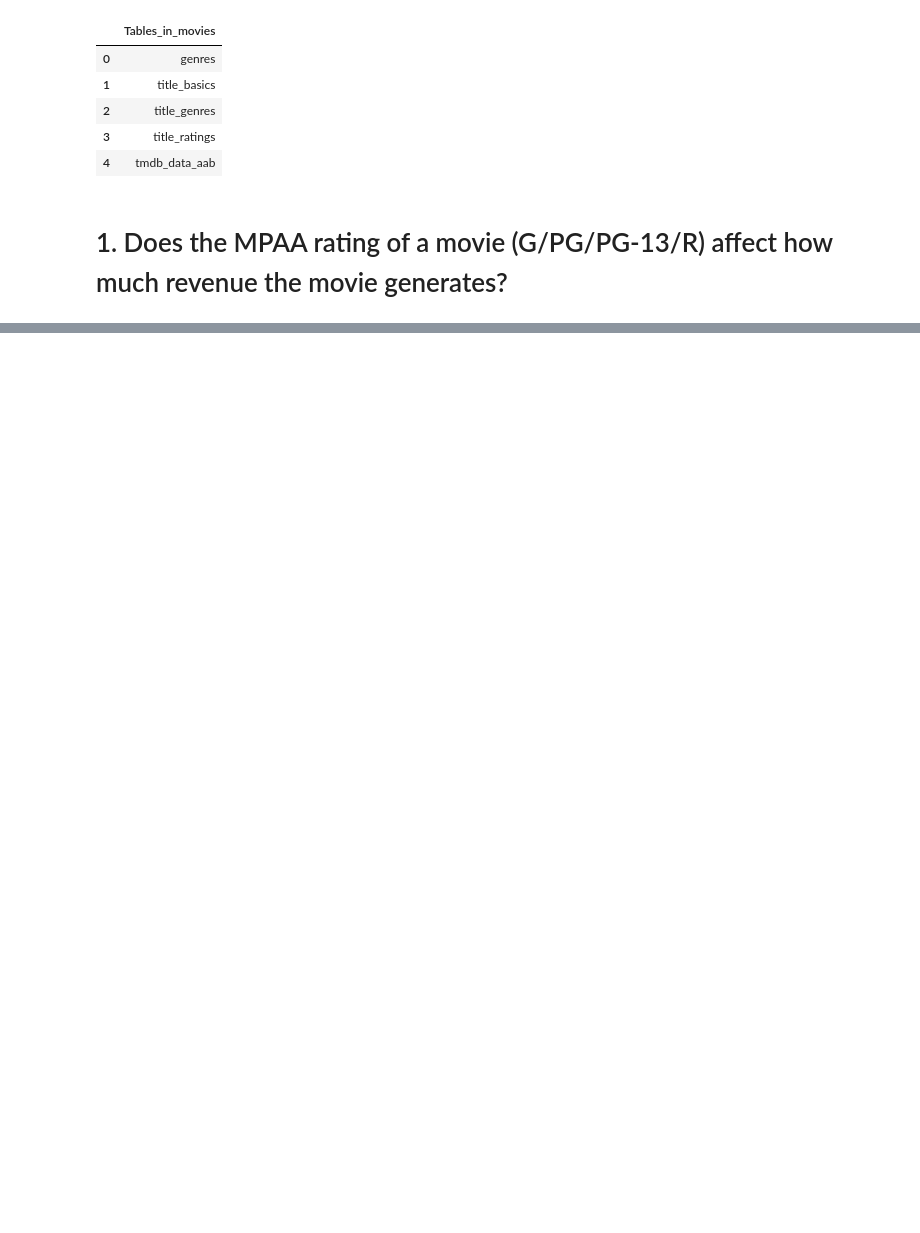
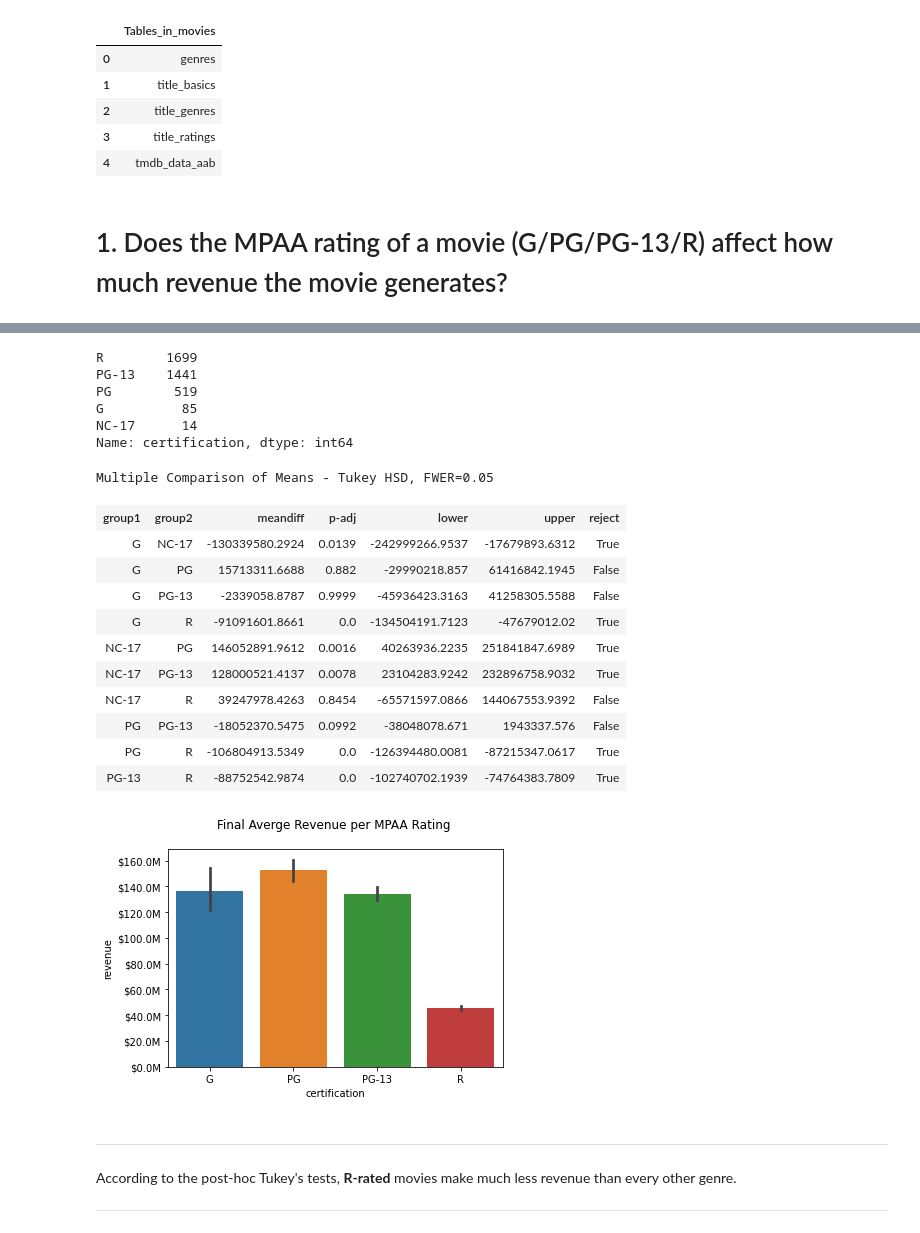
Before and after one commit to cole-beach/What-Makes-A-Movie-Successful, a Jupyter notebook: What Makes a Movie Successful - Part 04 - Hypothesis Testing.ipynb, the cells around one changed output, grey strips where cells are left out. Cells and saved outputs as stored; diff of their text form; code cells hidden in the pictures; blank space fills up the shorter version.

```diff
--- a/What Makes a Movie Successful - Part 04 - Hypothesis Testing.ipynb
+++ b/What Makes a Movie Successful - Part 04 - Hypothesis Testing.ipynb
@@ -88,0 +314,10 @@ q = """SELECT * FROM """
+# %%
+## make a list for saving the dataframes to
+tukeys_dfs = []
+for cert, temp in groups.items():
+    temp_df = pd.DataFrame({'revenue':temp, 'certification':cert})
+    tukeys_dfs.append(temp_df)
+
+## concatenate them into 1 dataframe
+tukeys_data = pd.concat(tukeys_dfs)
+tukeys_data
@@ -88,0 +338,41 @@ q = """SELECT * FROM """
+# %%
+tukeys_data['certification'].value_counts()
+# %% [output]
+R        1699
+PG-13    1441
+PG        519
+G          85
+NC-17      14
+Name: certification, dtype: int64
+# %%
+## Post Hoc
+from statsmodels.stats.multicomp import pairwise_tukeyhsd
+## save the values as kg_lost and the labels to the Diet
+values = tukeys_data['revenue']
+labels = tukeys_data['certification']
+
+ax = sns.barplot(data=tukeys_data, x='certification',y='revenue',ci=68,
+           order=cert_order)#[*cert_order,'NC-17'])
+ax.yaxis.set_major_formatter(pf.get_funcformatter(kind='m'))
+ax.set_title("Final Averge Revenue per MPAA Rating \n")
+## perform tukey's multiple comparison test and display the summary
+tukeys_results = pairwise_tukeyhsd(values,labels)
+display(tukeys_results.summary());
+# %% [output]
+Multiple Comparison of Means - Tukey HSD, FWER=0.05
+| group1 | group2 | meandiff | p-adj | lower | upper | reject |
+| G | NC-17 | -130339580.2924 | 0.0139 | -242999266.9537 | -17679893.6312 | True |
+| G | PG | 15713311.6688 | 0.882 | -29990218.857 | 61416842.1945 | False |
+| G | PG-13 | -2339058.8787 | 0.9999 | -45936423.3163 | 41258305.5588 | False |
+| G | R | -91091601.8661 | 0.0 | -134504191.7123 | -47679012.02 | True |
+| NC-17 | PG | 146052891.9612 | 0.0016 | 40263936.2235 | 251841847.6989 | True |
+| NC-17 | PG-13 | 128000521.4137 | 0.0078 | 23104283.9242 | 232896758.9032 | True |
+| NC-17 | R | 39247978.4263 | 0.8454 | -65571597.0866 | 144067553.9392 | False |
+| PG | PG-13 | -18052370.5475 | 0.0992 | -38048078.671 | 1943337.576 | False |
+| PG | R | -106804913.5349 | 0.0 | -126394480.0081 | -87215347.0617 | True |
+| PG-13 | R | -88752542.9874 | 0.0 | -102740702.1939 | -74764383.7809 | True |
+[figure, added]
+# %% [markdown]
+***
+According to the post-hoc Tukey's tests, **R-rated** movies make much less revenue than every other genre.
+***
```
Also changed, not shown: parts of 34 cells of this notebook.
